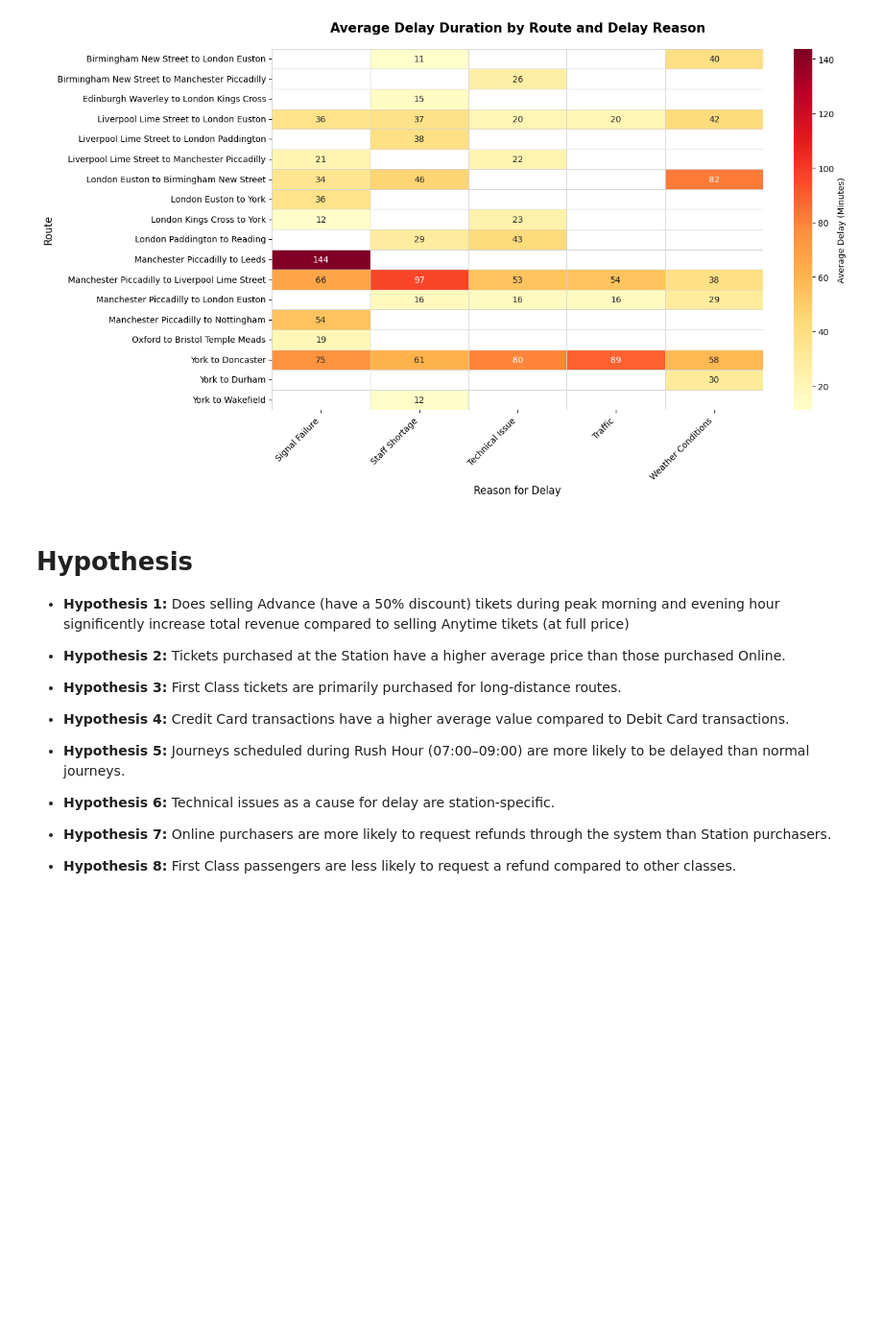
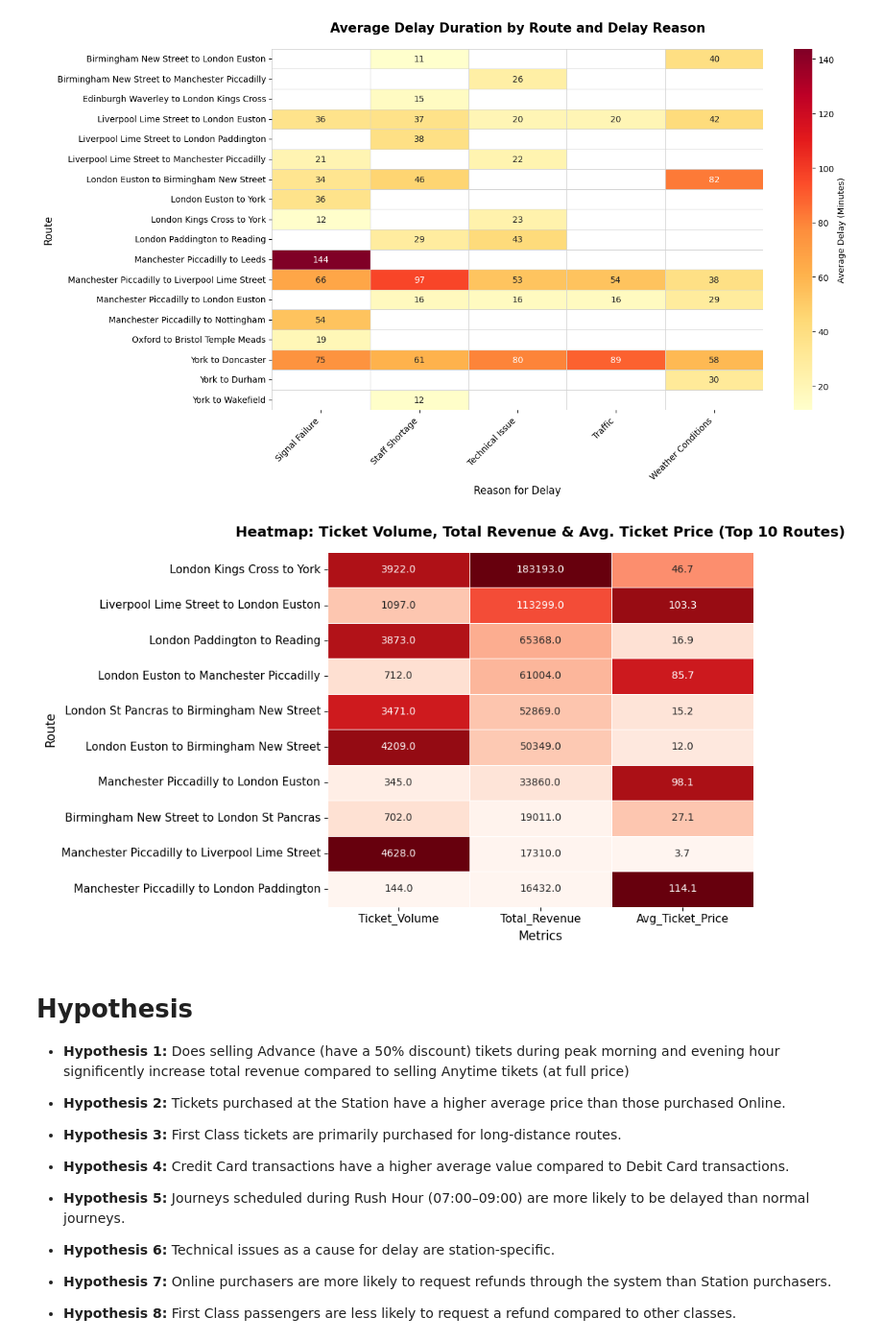
Before and after one commit to mszakii/DEPI-CAPSTONE, a Jupyter notebook: EDA.ipynb, the cells around one changed output. Shown at 96% size. Cells and saved outputs as stored; diff of their text form; code cells hidden in the pictures; blank space fills up the shorter version.

```diff
--- a/EDA.ipynb
+++ b/EDA.ipynb
@@ -849,6 +849,28 @@ plt.tight_layout()
 plt.show()
 # %% [output]
 [figure]
+# %%
+route_stats = df.groupby('Route').agg(
+    Ticket_Volume=('Transaction ID', 'count'),
+    Total_Revenue=('Price', 'sum'),
+    Avg_Ticket_Price=('Price', 'mean')
+).sort_values(by='Total_Revenue', ascending=False).head(10)
+
+normalized_stats = (route_stats - route_stats.min()) / (route_stats.max() - route_stats.min())
+
+plt.figure(figsize=(10, 6))
+
+sns.heatmap(normalized_stats, cmap='Reds', annot=route_stats, fmt='.1f', cbar=False, linewidths=0.5)
+
+plt.title('Heatmap: Ticket Volume, Total Revenue & Avg. Ticket Price (Top 10 Routes)', fontsize=14, fontweight='bold', pad=15)
+plt.xlabel('Metrics', fontsize=12)
+plt.ylabel('Route', fontsize=12)
+plt.xticks(fontsize=11)
+plt.yticks(fontsize=11)
+plt.tight_layout()
+plt.show()
+# %% [output]
+[figure, added]
 # %% [markdown]
 # Hypothesis
 
```
Also changed, not shown: parts of 13 cells of this notebook, 1 other file.
